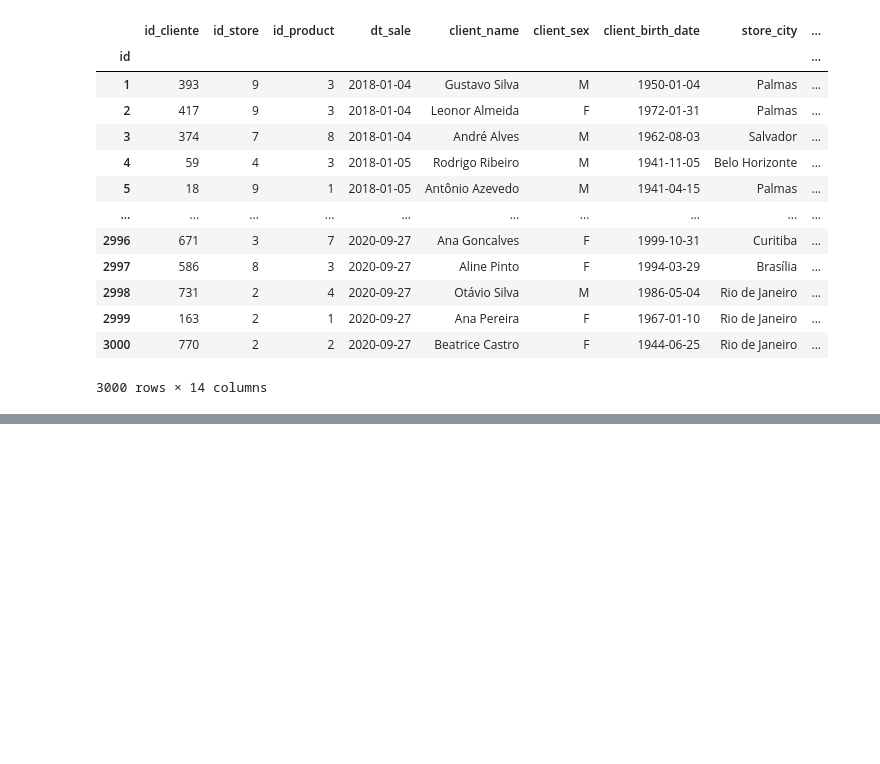
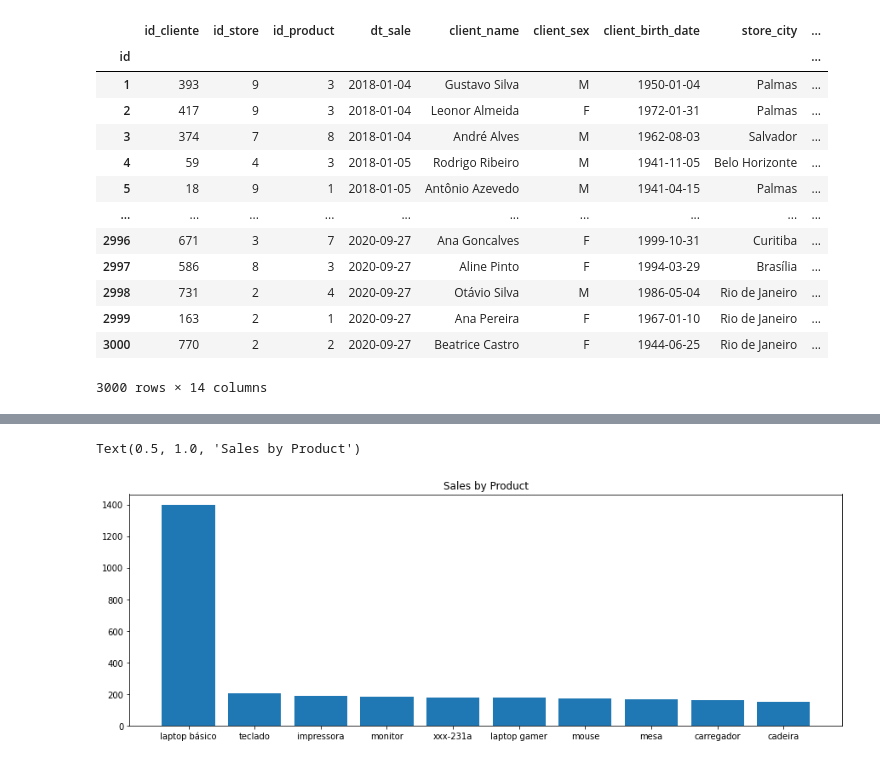
Before and after one commit to black-dev-x/pandas-cookbook, a Jupyter notebook: data-analysis/analysis.ipynb, the cells around one changed output, grey strips where cells are left out. Saved outputs shown, nothing was run; the diff lists cells and outputs as text; code cells hidden in the pictures; blank space fills up the shorter version.

```diff
--- a/data-analysis/analysis.ipynb
+++ b/data-analysis/analysis.ipynb
@@ -398,0 +413,3 @@ df
+# %%
+graph_product_sold = df.groupby('product_product').count().product_value.sort_values(ascending=False)
+graph_product_sold
@@ -398,0 +429,7 @@ df
+# %%
+plt.figure(figsize=(15,5))
+plt.bar(graph_product_sold.index, graph_product_sold.values)
+plt.title('Sales by Product')
+# %% [output]
+Text(0.5, 1.0, 'Sales by Product')
+[figure, added]
```
Also changed, not shown: parts of 12 cells of this notebook.
